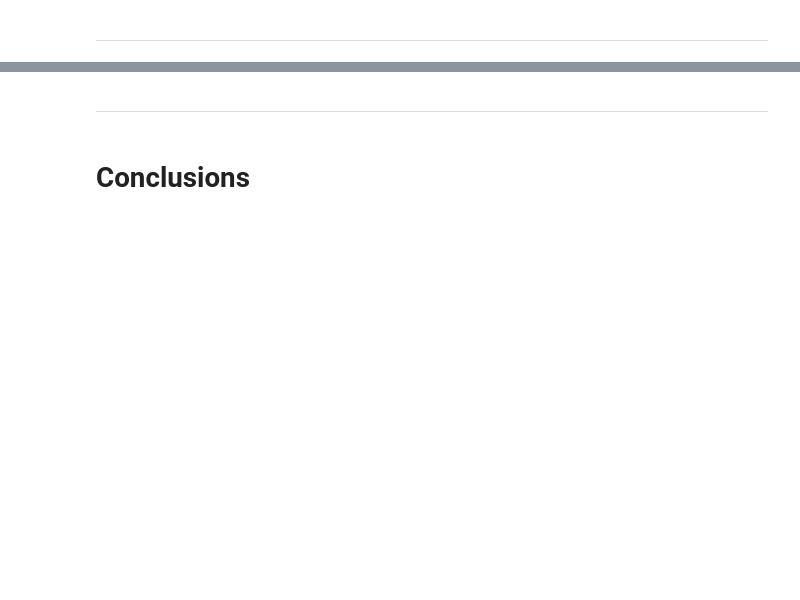
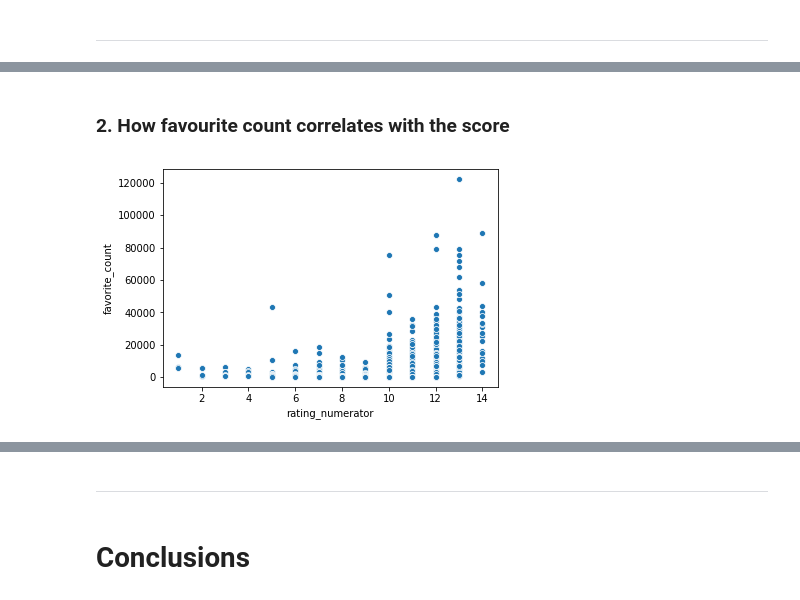
Before and after one commit to hamidkhbl/Twitter_account_data_analysis, a Jupyter notebook: wrangle_act.ipynb, the cells around one changed output, grey strips where cells are left out. Cells and saved outputs as stored; diff of their text form; code cells hidden in the pictures; blank space fills up the shorter version.

```diff
--- a/wrangle_act.ipynb
+++ b/wrangle_act.ipynb
@@ -900,0 +896,6 @@ ______________________________________
+# %% [markdown]
+### 2. How favourite count correlates with the score
+# %%
+sb.scatterplot(df.rating_numerator, df.favorite_count);
+# %% [output]
+[figure, added]
```
Also changed, not shown: parts of 30 cells of this notebook.
